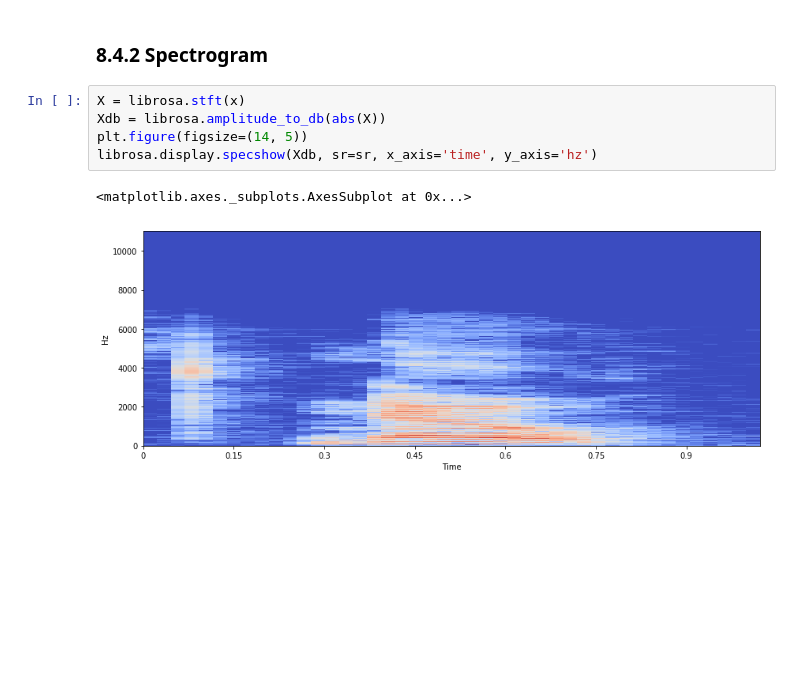
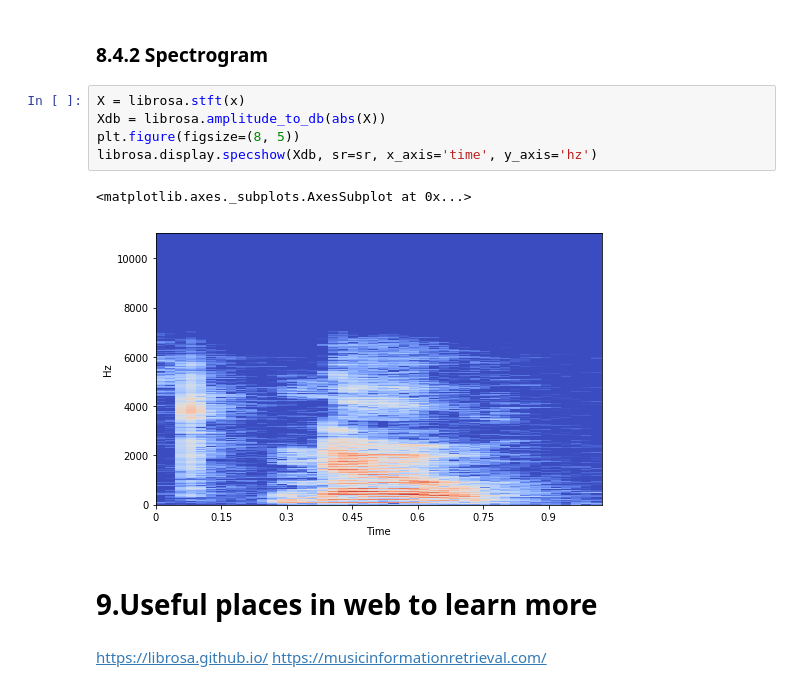
Before and after one commit to lukasy09/KernelDatabase.py, a Jupyter notebook: AudioRecognition&RNN/AudioDataGenerator.ipynb, the cells around one changed output. Drawn from its saved outputs; the diff is of its cells as text; blank space fills up the shorter version.

```diff
--- a/AudioRecognition&RNN/AudioDataGenerator.ipynb
+++ b/AudioRecognition&RNN/AudioDataGenerator.ipynb
@@ -248,8 +248,13 @@ librosa.display.waveplot(x, sr=sr)
 # %%
 X = librosa.stft(x)
 Xdb = librosa.amplitude_to_db(abs(X))
-plt.figure(figsize=(14, 5))
+plt.figure(figsize=(8, 5))
 librosa.display.specshow(Xdb, sr=sr, x_axis='time', y_axis='hz')
 # %% [output]
 <matplotlib.axes._subplots.AxesSubplot at 0x...>
-[figure, old version]
+[figure, new version]
+# %% [markdown]
+# 9.Useful places in web to learn more
+# %% [markdown]
+https://librosa.github.io/
+https://musicinformationretrieval.com/
```
